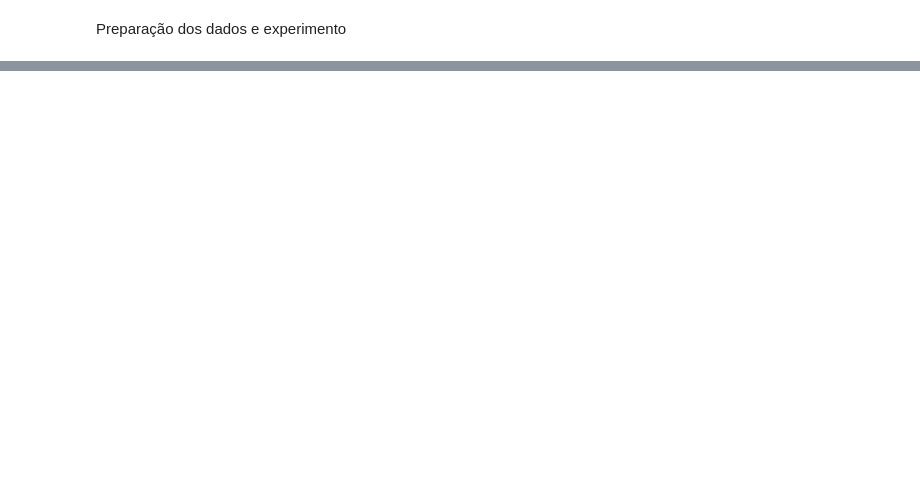
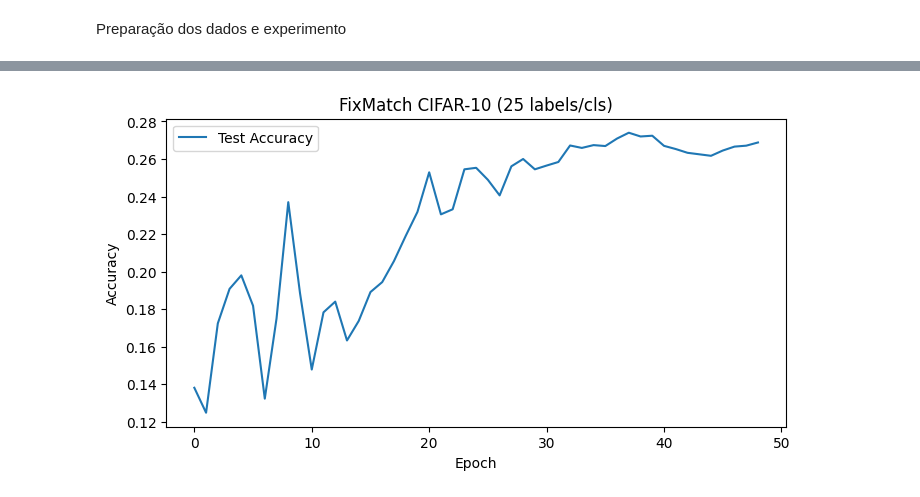
Before and after one commit to PAULA-123/FixMatch_deep_learning, a Jupyter notebook: FixMatch.ipynb, the cells around one changed output, grey strips where cells are left out. Cells and saved outputs as stored; diff of their text form; code cells hidden in the pictures; blank space fills up the shorter version.

```diff
--- a/FixMatch.ipynb
+++ b/FixMatch.ipynb
@@ -319,0 +471,10 @@ plt.show()
+# %%
+plt.figure(figsize=(8,4))
+plt.plot(acc_hist, label='Test Accuracy')
+plt.xlabel("Epoch")
+plt.ylabel("Accuracy")
+plt.title("FixMatch CIFAR-10 (25 labels/cls)")
+plt.legend()
+plt.show()
+# %% [output]
+[figure, added]
```
Also changed, not shown: parts of 33 cells of this notebook.
